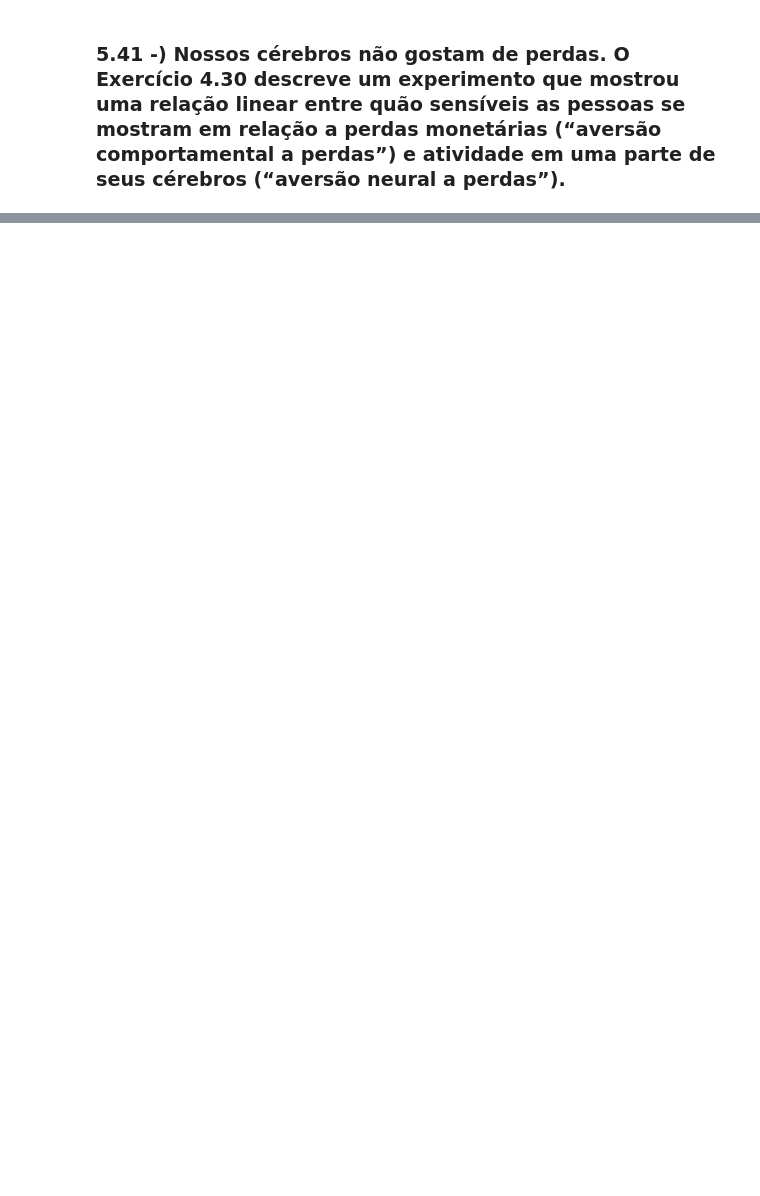
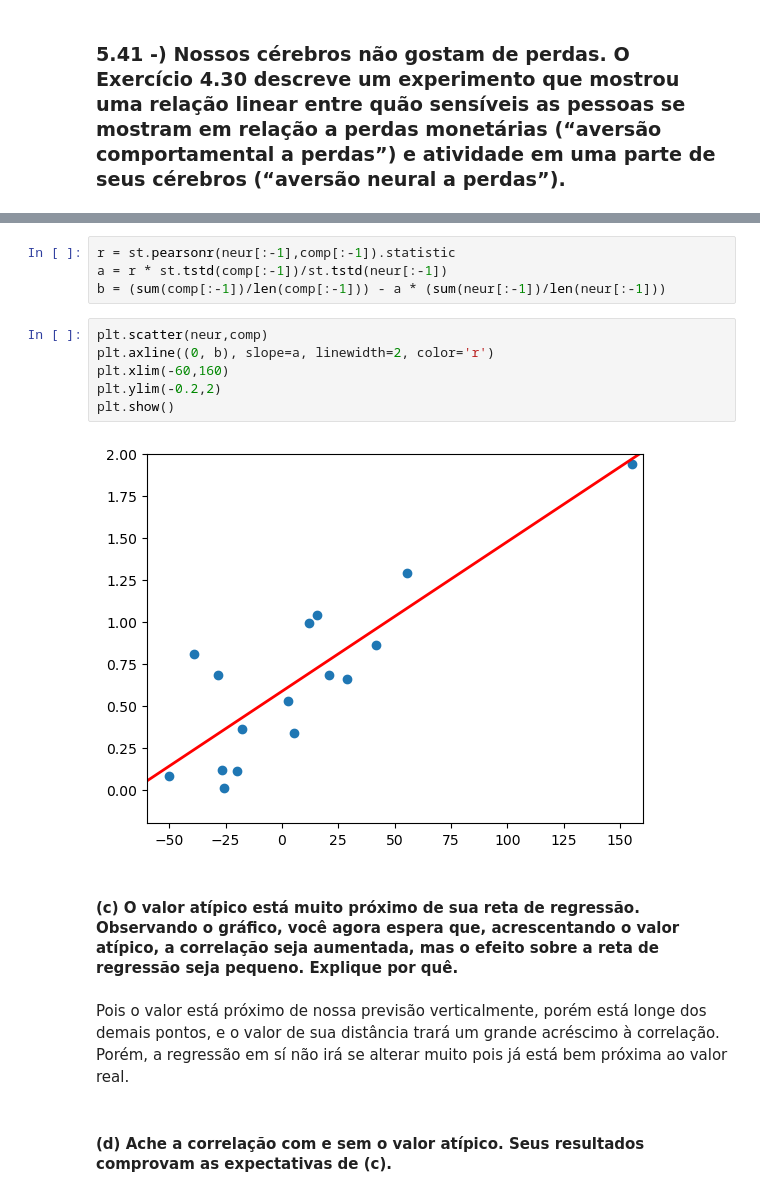
Before and after one commit to PineMi/University-projects, a Jupyter notebook: DataAnalysis_28_03_2024/Lista1_analise_de_dados.ipynb, the cells around one changed output, grey strips where cells are left out. Saved outputs shown, nothing was run; the diff lists cells and outputs as text; blank space fills up the shorter version.

```diff
--- a/DataAnalysis_28_03_2024/Lista1_analise_de_dados.ipynb
+++ b/DataAnalysis_28_03_2024/Lista1_analise_de_dados.ipynb
@@ -229,0 +357,18 @@ Não esperamos muita precisão desta predição, pois a correlação entre os da
+# %%
+r = st.pearsonr(neur[:-1],comp[:-1]).statistic
+a = r * st.tstd(comp[:-1])/st.tstd(neur[:-1])
+b = (sum(comp[:-1])/len(comp[:-1])) - a * (sum(neur[:-1])/len(neur[:-1]))
+# %%
+plt.scatter(neur,comp)
+plt.axline((0, b), slope=a, linewidth=2, color='r')
+plt.xlim(-60,160)
+plt.ylim(-0.2,2)
+plt.show()
+# %% [output]
+[figure, added]
+# %% [markdown]
+#### (c) O valor atípico está muito próximo de sua reta de regressão. Observando o gráfico, você agora espera que, acrescentando o valor atípico, a correlação seja aumentada, mas o efeito sobre a reta de regressão seja pequeno. Explique por quê.
+# %% [markdown]
+Pois o valor está próximo de nossa previsão verticalmente, porém está longe dos demais pontos, e o valor de sua distância trará um grande acréscimo à correlação. Porém, a regressão em sí não irá se alterar muito pois já está bem próxima ao valor real.
+# %% [markdown]
+#### (d) Ache a correlação com e sem o valor atípico. Seus resultados comprovam as expectativas de (c).
```
Also changed, not shown: parts of 32 cells of this notebook.
